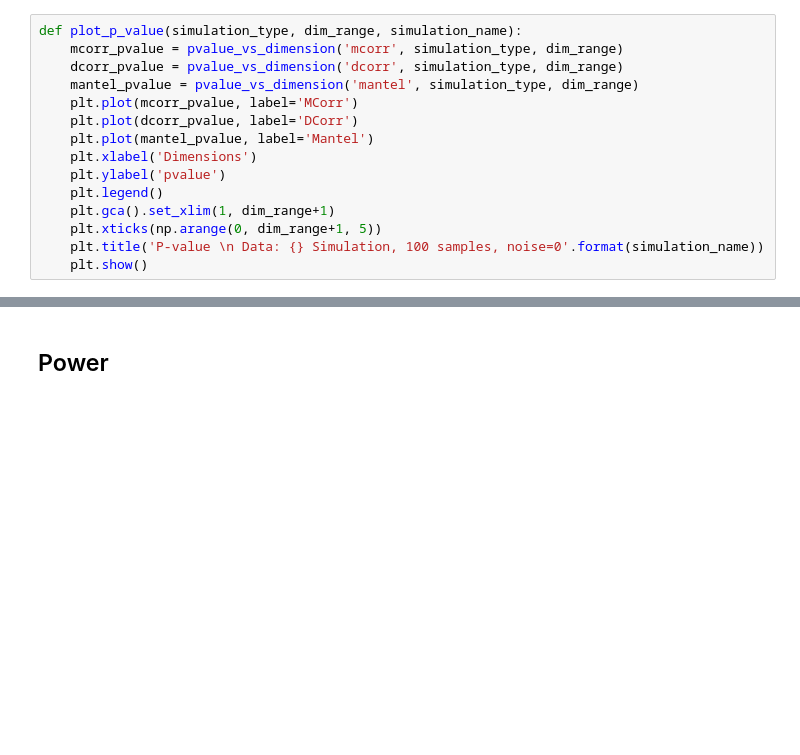
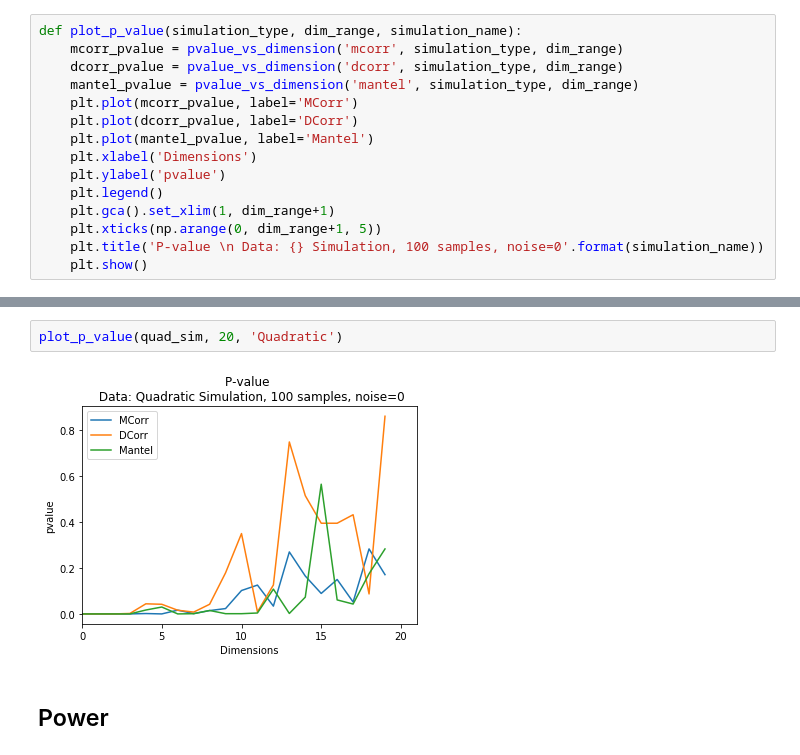
Before and after one commit to neurodata/mgcpy-old, a Jupyter notebook: demos/mcorr_dcorr_mantel.ipynb, the cells around one changed output, grey strips where cells are left out. Drawn from its saved outputs; the diff is of its cells as text; blank space fills up the shorter version.

Commit message:
added plots to notebook

```diff
--- a/demos/mcorr_dcorr_mantel.ipynb
+++ b/demos/mcorr_dcorr_mantel.ipynb
@@ -99,3 +97,7 @@ plot_p_value(w_sim, 20, 'W-Shape')
+# %%
+plot_p_value(quad_sim, 20, 'Quadratic')
+# %% [output]
+[figure, added]
 # %% [markdown]
 ## Power
 # %%
```
Also changed, not shown: parts of 12 cells of this notebook.
